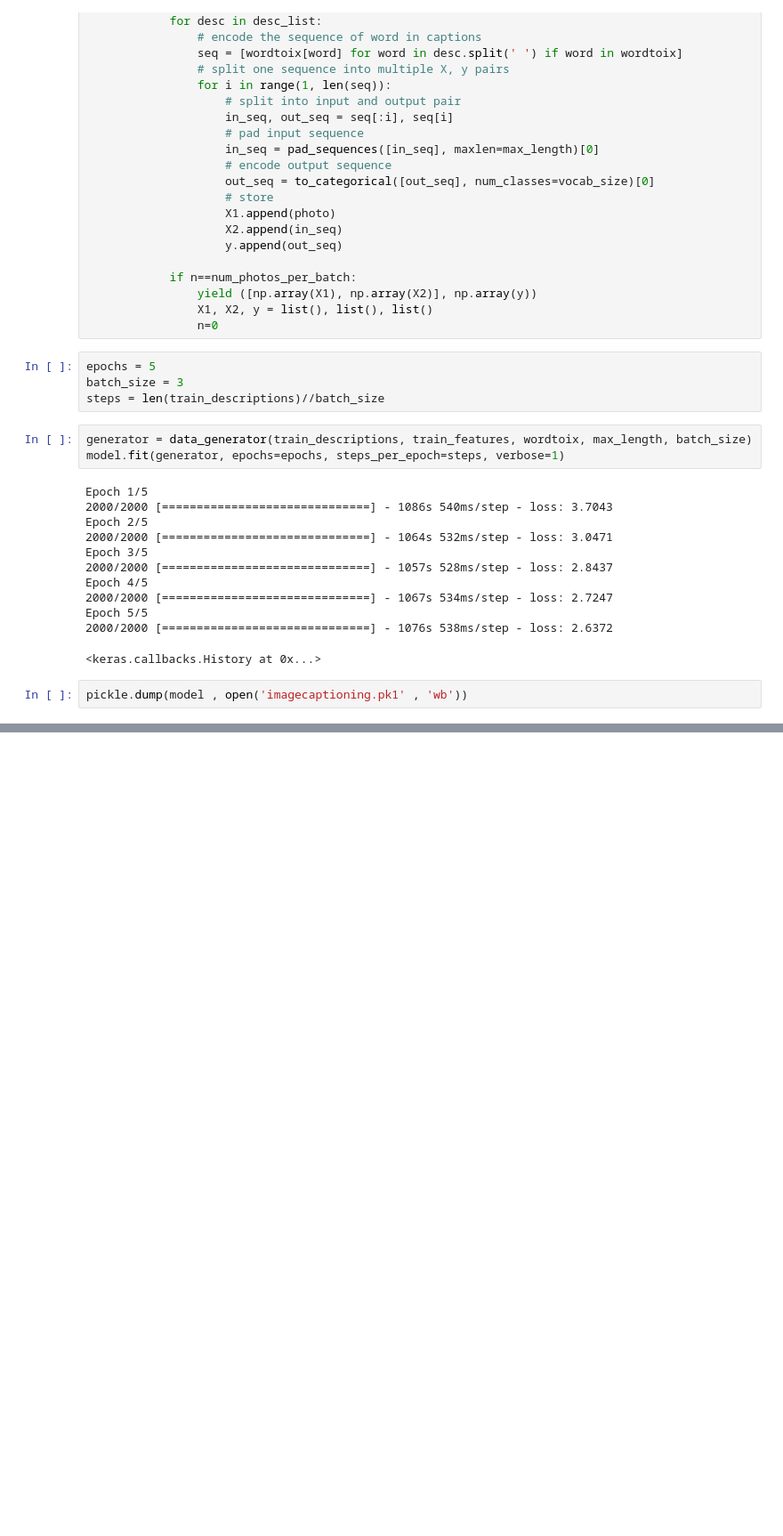
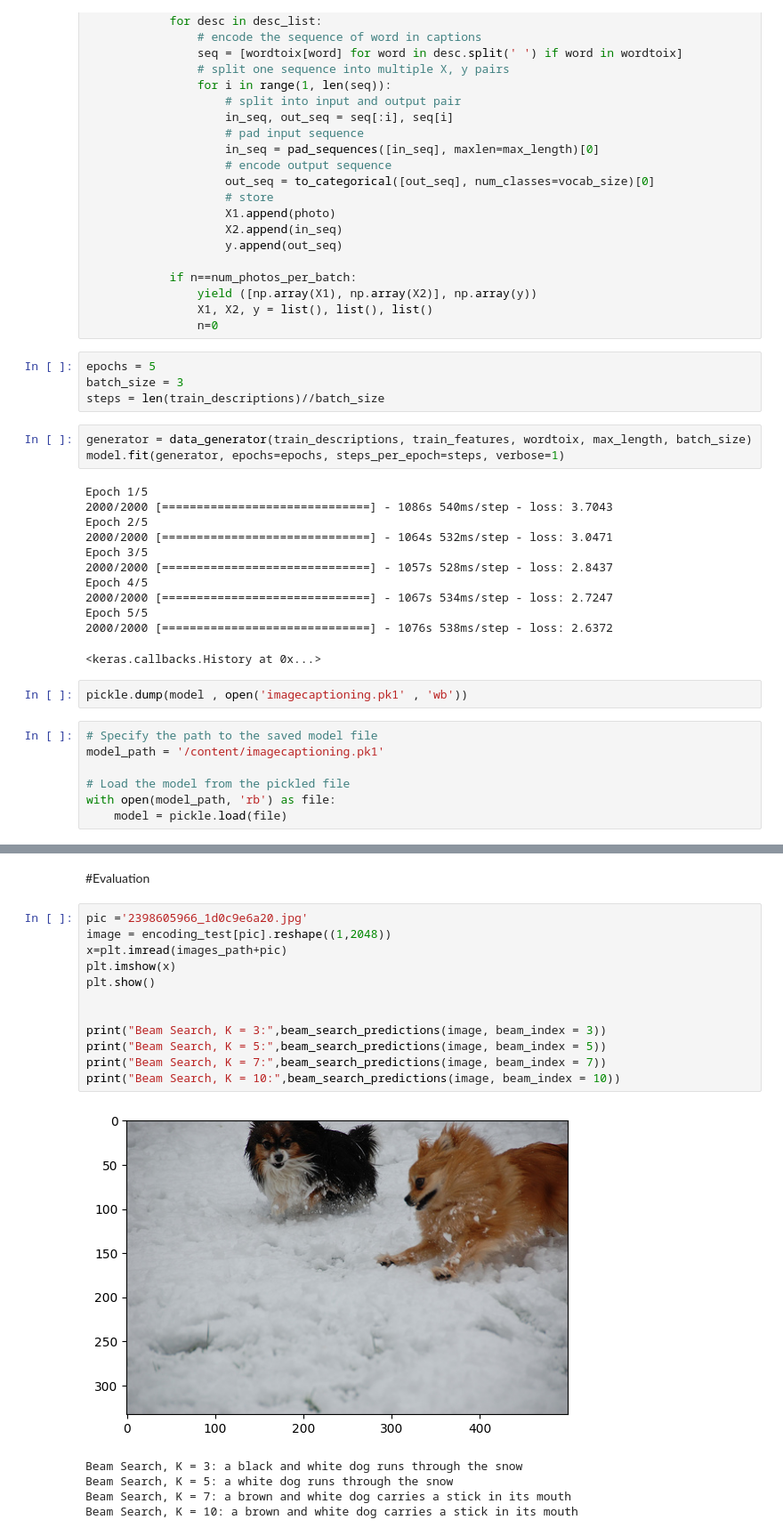
Before and after one commit to IshaqKHATTAK/Captivate-Caption-generation-for-images, a Jupyter notebook: data_formating_and_processing.ipynb, the cells around one changed output, grey strips where cells are left out. Shown at 89% size. Saved outputs shown, nothing was run; the diff lists cells and outputs as text; blank space fills up the shorter version.

```diff
--- a/data_formating_and_processing.ipynb
+++ b/data_formating_and_processing.ipynb
@@ -563,3 +563,10 @@ Epoch 5/5
 <keras.callbacks.History at 0x...>
 # %%
 pickle.dump(model , open('imagecaptioning.pk1' , 'wb'))
+# %%
+# Specify the path to the saved model file
+model_path = '/content/imagecaptioning.pk1'
+
+# Load the model from the pickled file
+with open(model_path, 'rb') as file:
+    model = pickle.load(file)
@@ -565,0 +611,20 @@ pickle.dump(model , open('imagecaptioning.pk1' , 'wb'))
+# %% [markdown]
+#Evaluation
+# %%
+pic ='2398605966_1d0c9e6a20.jpg'
+image = encoding_test[pic].reshape((1,2048))
+x=plt.imread(images_path+pic)
+plt.imshow(x)
+plt.show()
+
+
+print("Beam Search, K = 3:",beam_search_predictions(image, beam_index = 3))
+print("Beam Search, K = 5:",beam_search_predictions(image, beam_index = 5))
+print("Beam Search, K = 7:",beam_search_predictions(image, beam_index = 7))
+print("Beam Search, K = 10:",beam_search_predictions(image, beam_index = 10))
+# %% [output]
+[figure, added]
+Beam Search, K = 3: a black and white dog runs through the snow
+Beam Search, K = 5: a white dog runs through the snow
+Beam Search, K = 7: a brown and white dog carries a stick in its mouth
+Beam Search, K = 10: a brown and white dog carries a stick in its mouth
```
Also changed, not shown: parts of 3 cells of this notebook.
